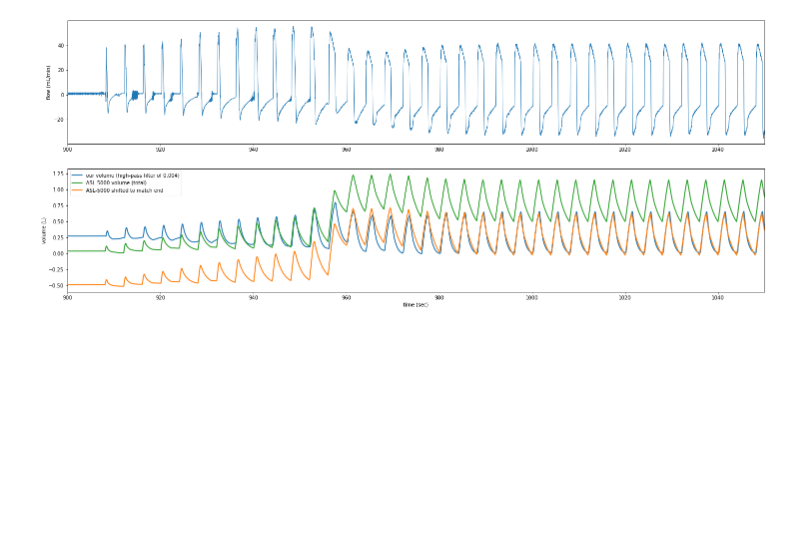
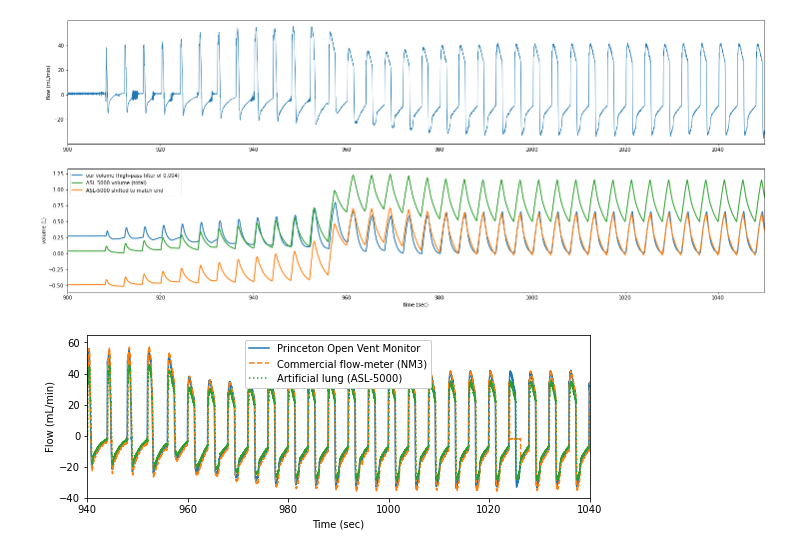
Before and after one commit to Princeton-Penn-Vents/princeton-penn-flowmeter, a Jupyter notebook: analysis/decode-ASL.ipynb, the cells around one changed output. Drawn from its saved outputs; the diff is of its cells as text; code cells hidden in the pictures; blank space fills up the shorter version.

Commit message:
Added a plot for the paper.

```diff
--- a/analysis/decode-ASL.ipynb
+++ b/analysis/decode-ASL.ipynb
@@ -137,3 +137,41 @@ ax2.legend([ourvol, true, shifted], ["our volume (high-pass filter of 0.004)", "
 fig.savefig("/tmp/volume-matching.png")
 # %% [output]
 [figure]
+# %%
+def diff_central(x, y):
+    return np.gradient(y, x)
+# %%
+def read_nm3(filename):
+    with open(filename) as file:
+        for i, line in enumerate(file):
+            if i == 8:
+                break
+
+        time, pressure, flow = [], [], []
+        for line in file:
+            row = line.strip().split()
+            time.append(float(row[0]))
+            pressure.append(float(row[2]))
+            flow.append(float(row[3]))
+
+        return np.array(time), np.array(pressure), np.array(flow)
+# %%
+nm3time, nm3pressure, nm3flow = read_nm3("../penn-2020-04-22/200422_princetonmonitor.txt")
+# %%
+nm3time_20 = nm3time.reshape(-1, 20).mean(axis=1)
+nm3flow_20 = nm3flow.reshape(-1, 20).mean(axis=1)
+# %%
+timeoffset = 867.3
+
+fig, ax1 = plt.subplots(1, 1, figsize=(9, 3))
+ours, = ax1.plot(ourtime[:10000] - ourtime[0] + timeoffset, ourflow[:10000], linewidth=1.5)
+nm3, = ax1.plot(nm3time_20[:10000] - nm3time[0] + timeoffset + 28.99, nm3flow_20[:10000], linestyle="--", linewidth=1.5)
+truth, = ax1.plot(asltime[450000:550000] - asltime[0], diff_central((asltime[450000:550000] - asltime[0])/60, aslvoltot[450000:550000]), linestyle=":", linewidth=1.5)
+ax1.set_xlim(940, 1040)
+ax1.set_ylim(-40, 65)
+ax1.legend([ours, nm3, truth], ["Princeton Open Vent Monitor", "Commercial flow-meter (NM3)", "Artificial lung (ASL-5000)"], loc="upper center", framealpha=1)
+ax1.set_ylabel("Flow (mL/min)")
+ax1.set_xlabel("Time (sec)")
+fig.savefig("povm-nm3-asl.svg")
+# %% [output]
+[figure, added]
```
